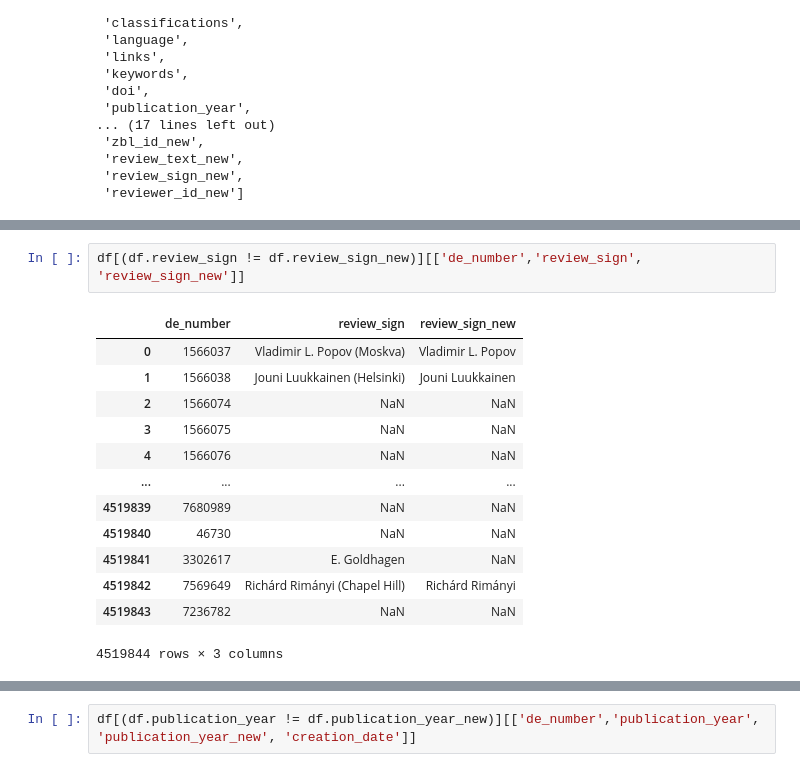
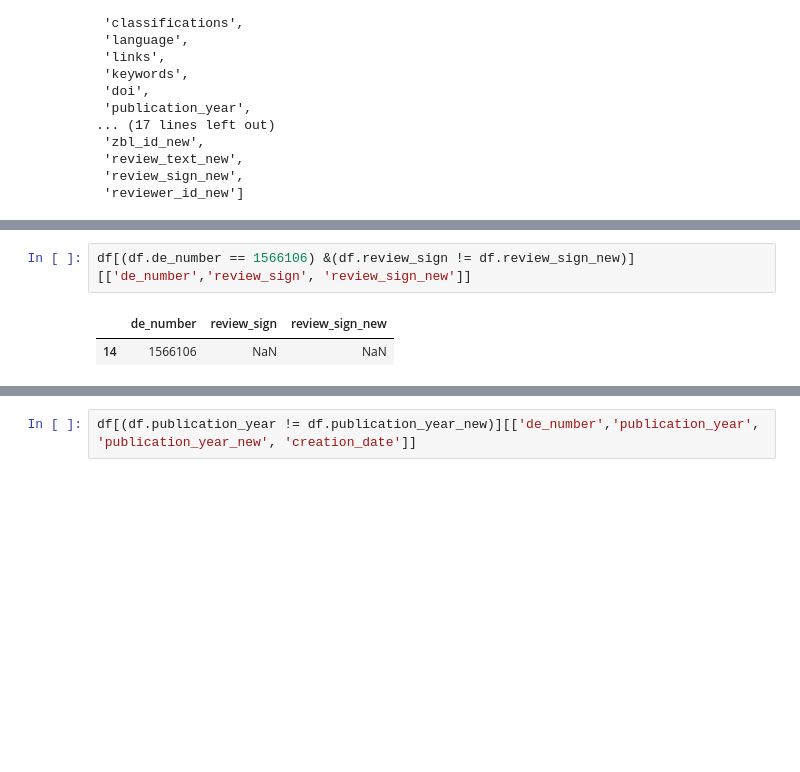
Before and after one commit to MaRDI4NFDI/docker-importer, a Jupyter notebook: mardi_importer/mardi_importer/zbmath/test.ipynb, the cells around one changed output, grey strips where cells are left out. Cells and saved outputs as stored; diff of their text form; blank space fills up the shorter version.

```diff
--- a/mardi_importer/mardi_importer/zbmath/test.ipynb
+++ b/mardi_importer/mardi_importer/zbmath/test.ipynb
@@ -56,17 +46,6 @@ df[(df.review_text != df.review_text_new)][['de_number','review_text', 'review_t
 # %%
-df[(df.review_sign != df.review_sign_new)][['de_number','review_sign', 'review_sign_new']]
+df[(df.de_number == 1566106) &(df.review_sign != df.review_sign_new)][['de_number','review_sign', 'review_sign_new']]
 # %% [output]
 |  | de_number | review_sign | review_sign_new |
-| 0 | 1566037 | Vladimir L. Popov (Moskva) | Vladimir L. Popov |
-| 1 | 1566038 | Jouni Luukkainen (Helsinki) | Jouni Luukkainen |
-| 2 | 1566074 | NaN | NaN |
-| 3 | 1566075 | NaN | NaN |
-| 4 | 1566076 | NaN | NaN |
-| ... | ... | ... | ... |
-| 4519839 | 7680989 | NaN | NaN |
-| 4519840 | 46730 | NaN | NaN |
-| 4519841 | 3302617 | E. Goldhagen | NaN |
-| 4519842 | 7569649 | Richárd Rimányi (Chapel Hill) | Richárd Rimányi |
-| 4519843 | 7236782 | NaN | NaN |
+| 14 | 1566106 | NaN | NaN |
-4519844 rows × 3 columns
 # %%
```
Also changed, not shown: parts of 7 cells of this notebook.
